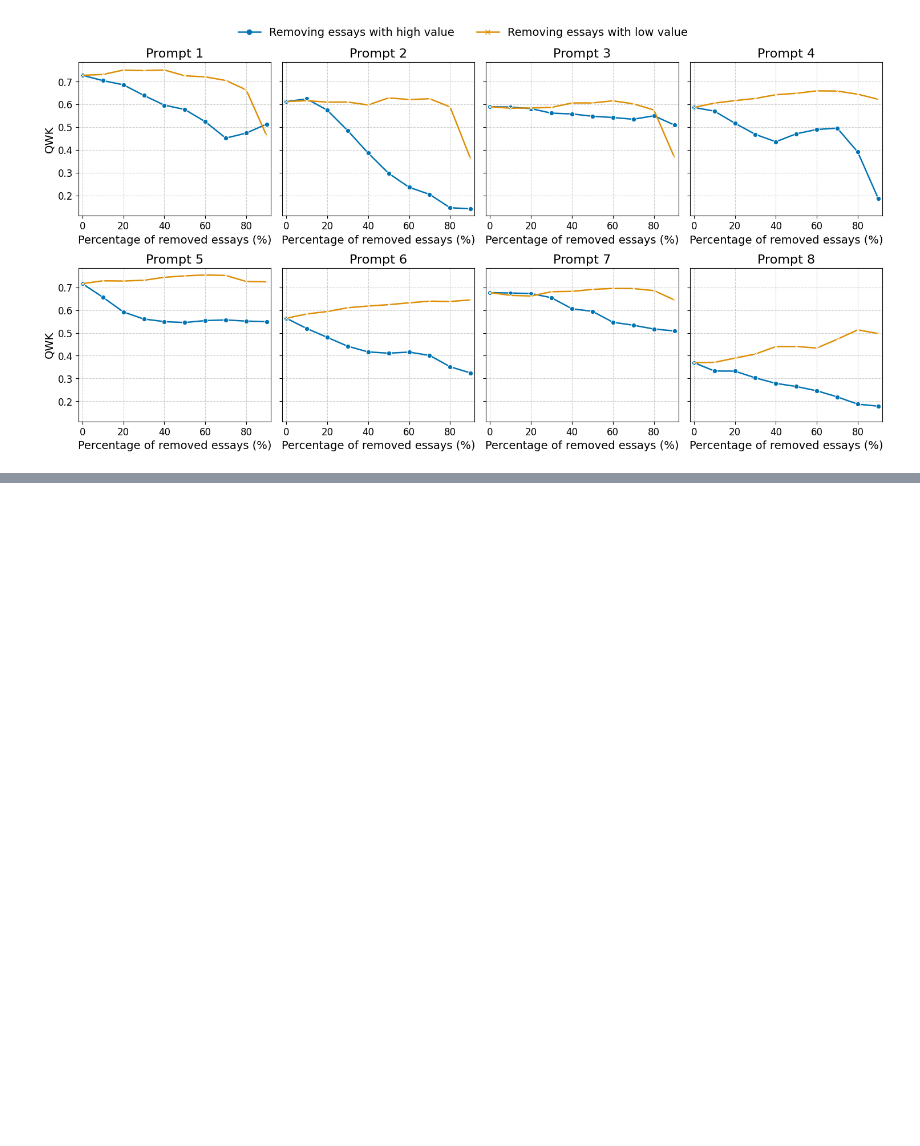
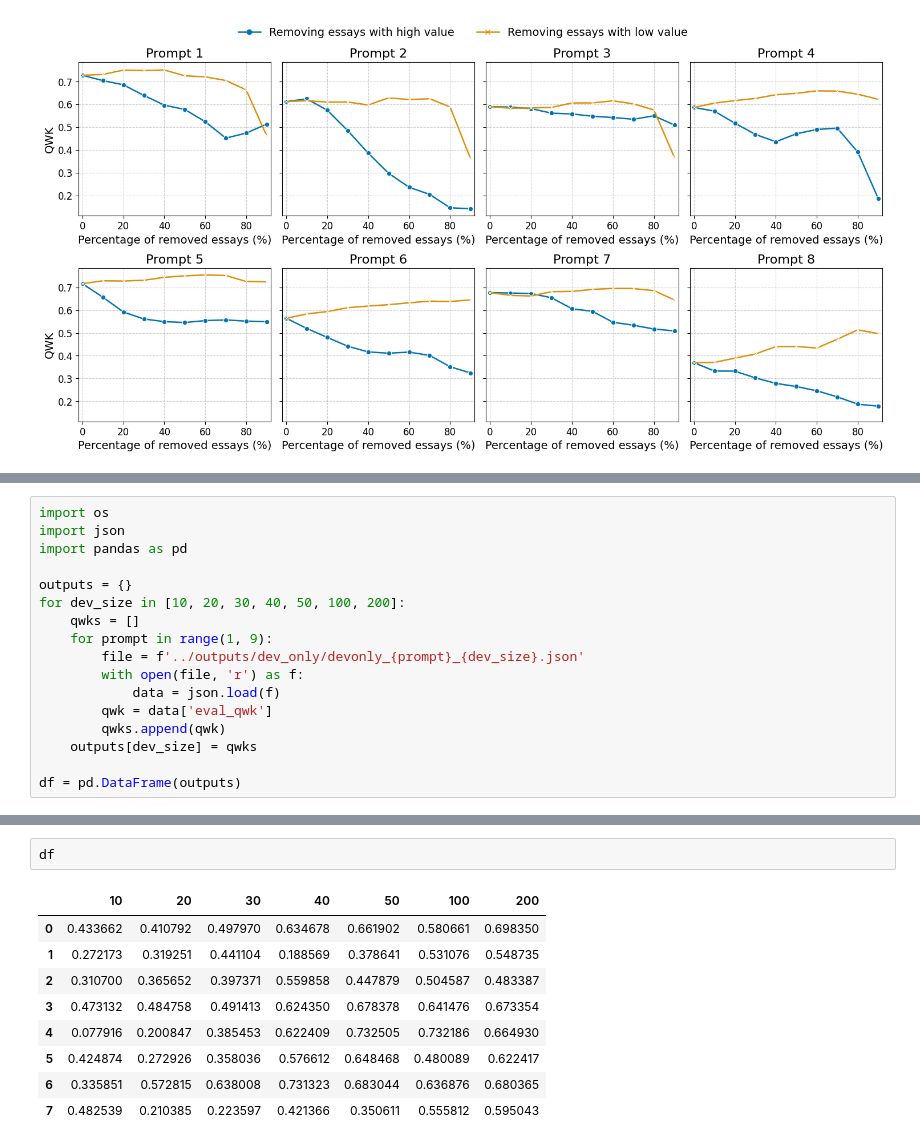
Before and after one commit to takumi0shibata/DVRL-AES, a Jupyter notebook: src/plots.ipynb, the cells around one changed output, grey strips where cells are left out. Drawn from its saved outputs; the diff is of its cells as text; blank space fills up the shorter version.

```diff
--- a/src/plots.ipynb
+++ b/src/plots.ipynb
@@ -1045,0 +1048,17 @@ plt.show()
+# %%
+import os
+import json
+import pandas as pd
+
+outputs = {}
+for dev_size in [10, 20, 30, 40, 50, 100, 200]:
+    qwks = []
+    for prompt in range(1, 9):
+        file = f'../outputs/dev_only/devonly_{prompt}_{dev_size}.json'
+        with open(file, 'r') as f:
+            data = json.load(f)
+        qwk = data['eval_qwk']
+        qwks.append(qwk)
+    outputs[dev_size] = qwks
+
+df = pd.DataFrame(outputs)
@@ -1045,0 +1076,12 @@ plt.show()
+# %%
+df
+# %% [output]
+|  | 10 | 20 | 30 | 40 | 50 | 100 | 200 |
+| 0 | 0.433662 | 0.410792 | 0.497970 | 0.634678 | 0.661902 | 0.580661 | 0.698350 |
+| 1 | 0.272173 | 0.319251 | 0.441104 | 0.188569 | 0.378641 | 0.531076 | 0.548735 |
+| 2 | 0.310700 | 0.365652 | 0.397371 | 0.559858 | 0.447879 | 0.504587 | 0.483387 |
+| 3 | 0.473132 | 0.484758 | 0.491413 | 0.624350 | 0.678378 | 0.641476 | 0.673354 |
+| 4 | 0.077916 | 0.200847 | 0.385453 | 0.622409 | 0.732505 | 0.732186 | 0.664930 |
+| 5 | 0.424874 | 0.272926 | 0.358036 | 0.576612 | 0.648468 | 0.480089 | 0.622417 |
+| 6 | 0.335851 | 0.572815 | 0.638008 | 0.731323 | 0.683044 | 0.636876 | 0.680365 |
+| 7 | 0.482539 | 0.210385 | 0.223597 | 0.421366 | 0.350611 | 0.555812 | 0.595043 |
```
Also changed, not shown: parts of 2 cells of this notebook, 3 other files.
